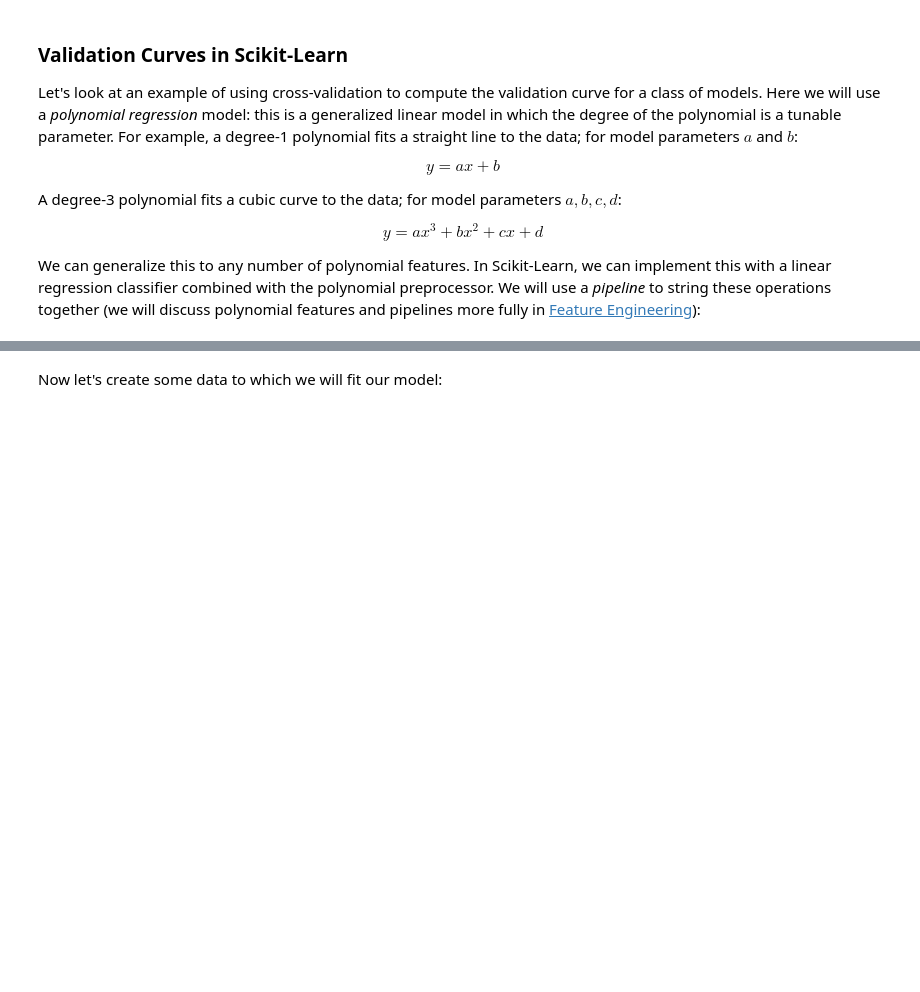
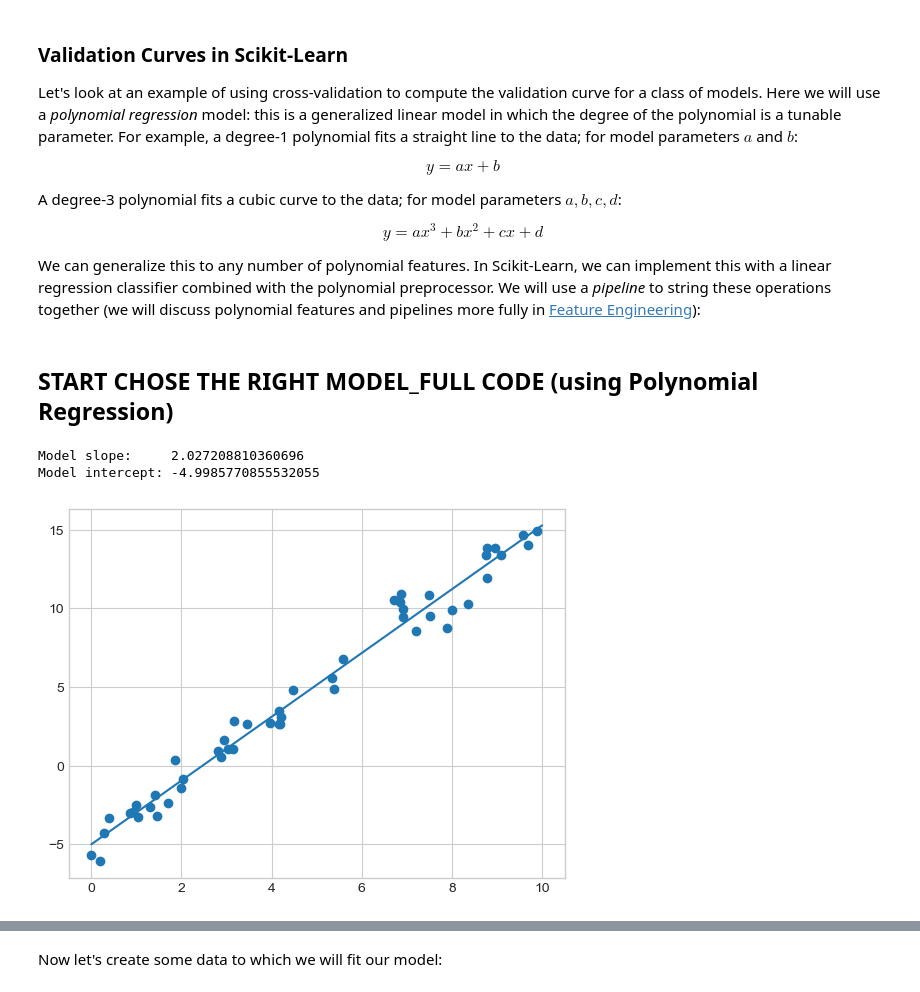
Before and after one commit to masumahmedeesa/Python-Programming-and-Basic-Data-Science, a Jupyter notebook: 19. Hyperparameters-and-Model-Validation.ipynb, the cells around one changed output, grey strips where cells are left out. Drawn from its saved outputs; the diff is of its cells as text; code cells hidden in the pictures; blank space fills up the shorter version.

```diff
--- a/19. Hyperparameters-and-Model-Validation.ipynb
+++ b/19. Hyperparameters-and-Model-Validation.ipynb
@@ -529,3 +592,38 @@ $$
 We can generalize this to any number of polynomial features.
 In Scikit-Learn, we can implement this with a linear regression classifier combined with the polynomial preprocessor.
 We will use a *pipeline* to string these operations together (we will discuss polynomial features and pipelines more fully in [Feature Engineering](05.04-Feature-Engineering.ipynb)):
+# %% [markdown]
+## START CHOSE THE RIGHT MODEL_FULL CODE (using Polynomial Regression)
+# %%
+%matplotlib inline
+import matplotlib.pyplot as plt
+plt.style.use('seaborn-whitegrid')
+import numpy as np
+# %%
+# Simple Linear Reg | Ploynomial Linear Reg | Bias, Variance | Choosing the right model
+
+rng = np.random.RandomState(1) # seed 42 0r 1 or anything
+x = 10 * rng.rand(50)
+y = 2 * x - 5 + rng.randn(50) # 2x+(-5+random)
+
+from sklearn.linear_model import LinearRegression
+model = LinearRegression(fit_intercept=True)
+
+def SimpleLRUsingScikit(x,y):
+    model.fit(x[:, np.newaxis], y)
+
+    print("Model slope:    ", model.coef_[0])
+    print("Model intercept:", model.intercept_)
+
+    xfit = np.linspace(0, 10, 1000)
+    # xfit = np.linspace(-1, 11)
+    yfit = model.predict(xfit[:, np.newaxis])
+
+    plt.scatter(x, y)
+    plt.plot(xfit, yfit);
+
+SimpleLRUsingScikit(x,y);
+# %% [output]
+Model slope:     2.027208810360696
+Model intercept: -4.9985770855532055
+[figure, added]
```
Also changed, not shown: parts of 9 cells of this notebook, 1 other file.
